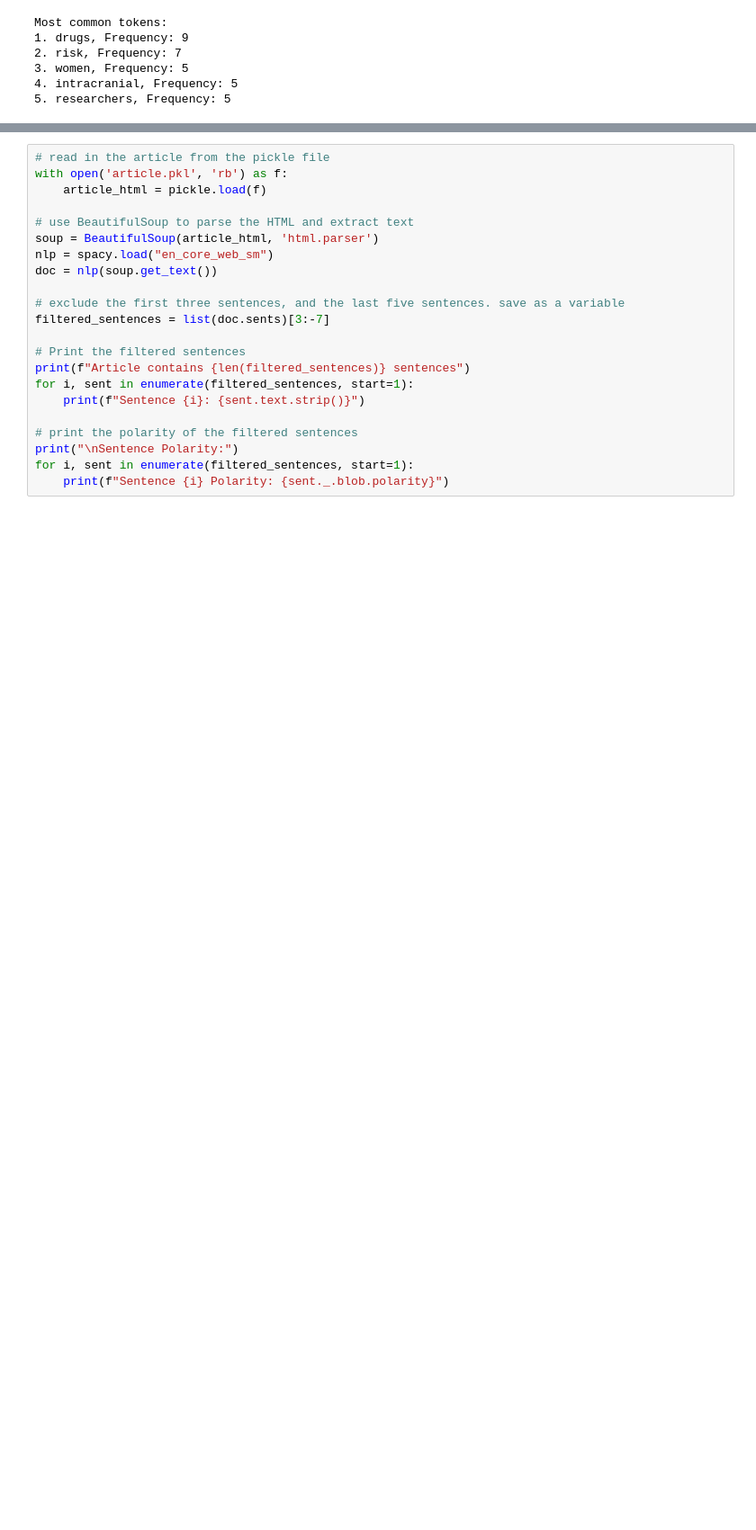
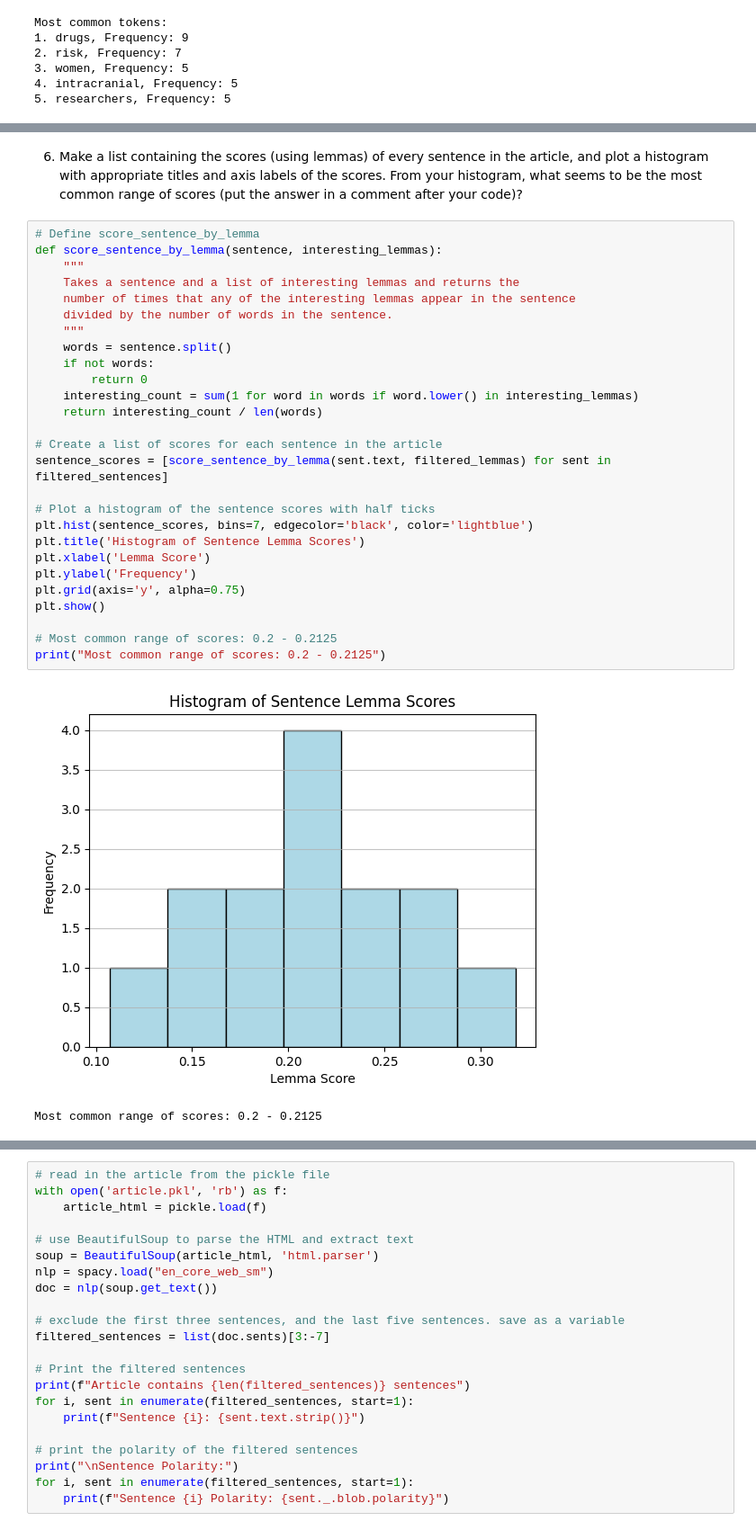
Before and after one commit to dennykami1/Final_webscrapping_and_nlp, a Jupyter notebook: final_notebook.ipynb, the cells around one changed output, grey strips where cells are left out. Shown at 90% size. Cells and saved outputs as stored; diff of their text form; blank space fills up the shorter version.

```diff
--- a/final_notebook.ipynb
+++ b/final_notebook.ipynb
@@ -115,0 +170,32 @@ Most common tokens:
+# %% [markdown]
+6. Make a list containing the scores (using lemmas) of every sentence in the article, and plot a histogram with appropriate titles and axis labels of the scores. From your histogram, what seems to be the most common range of scores (put the answer in a comment after your code)?
+# %%
+# Define score_sentence_by_lemma
+def score_sentence_by_lemma(sentence, interesting_lemmas):
+    """
+    Takes a sentence and a list of interesting lemmas and returns the
+    number of times that any of the interesting lemmas appear in the sentence
+    divided by the number of words in the sentence.
+    """
+    words = sentence.split()
+    if not words:
+        return 0
+    interesting_count = sum(1 for word in words if word.lower() in interesting_lemmas)
+    return interesting_count / len(words)
+
+# Create a list of scores for each sentence in the article
+sentence_scores = [score_sentence_by_lemma(sent.text, filtered_lemmas) for sent in filtered_sentences]
+
+# Plot a histogram of the sentence scores with half ticks
+plt.hist(sentence_scores, bins=7, edgecolor='black', color='lightblue')
+plt.title('Histogram of Sentence Lemma Scores')
+plt.xlabel('Lemma Score')
+plt.ylabel('Frequency')
+plt.grid(axis='y', alpha=0.75)
+plt.show()
+
+# Most common range of scores: 0.2 - 0.2125
+print("Most common range of scores: 0.2 - 0.2125")
+# %% [output]
+[figure, added]
+Most common range of scores: 0.2 - 0.2125
```
Also changed, not shown: parts of 8 cells of this notebook, 1 other file.
